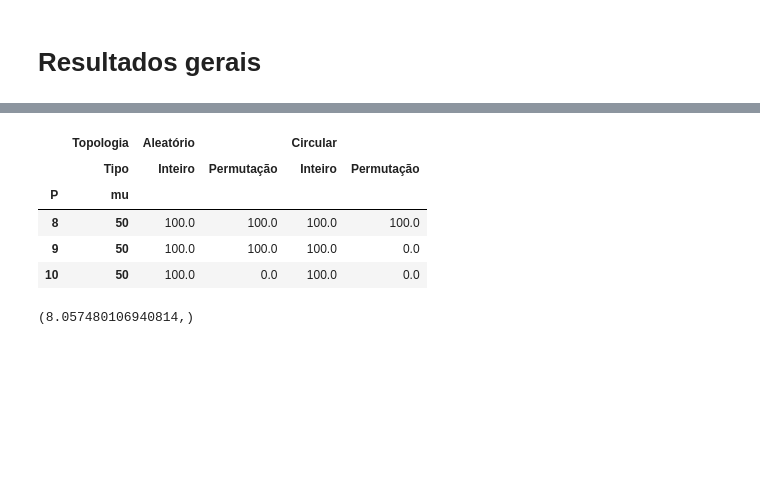
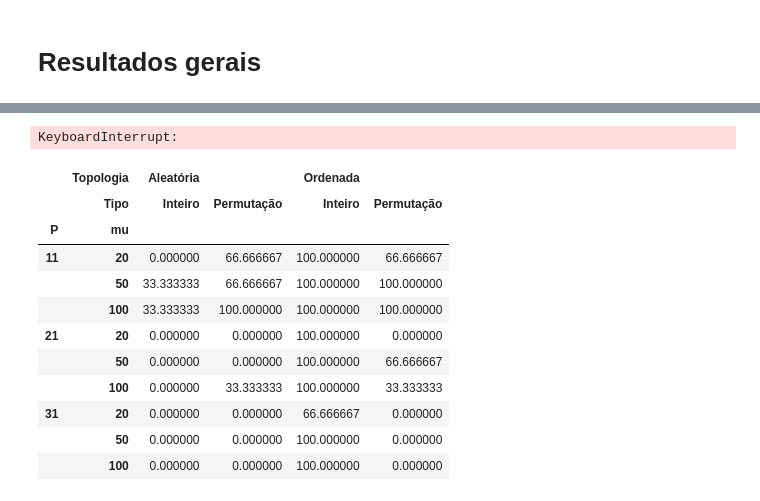
Before and after one commit to Fdms-3741/TrabalhoGAOtimizacaoNatural, a Jupyter notebook: Teste do SGA.ipynb, the cells around one changed output, grey strips where cells are left out. Saved outputs shown, nothing was run; the diff lists cells and outputs as text; code cells hidden in the pictures; blank space fills up the shorter version.

```diff
--- a/Teste do SGA.ipynb
+++ b/Teste do SGA.ipynb
@@ -34,3 +35,6 @@ def CalcularSR(resultados):
     return (100*resultados.groupby(['Topologia','Tipo','P','mu'])['Sucesso'].sum()/resultados.groupby(['Topologia','Tipo','P','mu'])['Sucesso'].count()).unstack(['Topologia',"Tipo"])
 CalcularMBF = lambda resultados: resultados.groupby(['Topologia','Tipo','P','mu'])['MBF'].describe().reset_index().set_index(['Topologia','Tipo','P','mu']).unstack(['Topologia','Tipo'])
 CalcularAES = lambda resultados: resultados[resultados['Sucesso'] == True].groupby(['Topologia','Tipo','P','mu'])['Geração final'].describe().unstack(['Topologia','Tipo'])
+def CalcularSRFraco(resultados):
+    return (100*resultados.groupby(['Topologia','Tipo','P','mu'])['Sucesso fraco'].sum()/resultados.groupby(['Topologia','Tipo','P','mu'])['Sucesso fraco'].count()).unstack(['Topologia',"Tipo"])
+CalcularAES = lambda resultados: resultados[resultados['Sucesso fraco'] == True].groupby(['Topologia','Tipo','P','mu'])['Geração final fraco'].describe().unstack(['Topologia','Tipo'])
@@ -69,9 +43,56 @@ for cidades, individuos in product(cidadesLista,individuosLista):
+# %%
+from itertools import product
+from tqdm.notebook import trange, tqdm
+
+dbconn = sqlite3.connect("Resultados-finais.sqlite")
+
+cidadesLista = [10,20,30]
+individuosLista = [20,50,100]
+repeticoes = 100
+geracoes = 1000
+
+listaExecucoes = list(product(list(range(repeticoes)),cidadesLista,individuosLista))
+np.random.shuffle(listaExecucoes)
+
+for repeticoes, cidades, individuos in tqdm(listaExecucoes):
+    resultados = pd.DataFrame()
+    posicoesNormal = GerarProblemaRadialTSP(cidades)
+    posicoesAleatorio = posicoesNormal.copy()
+
+    resultadoOtimo = np.arange(posicoesNormal.shape[1])
+    embaralhamento = resultadoOtimo.copy()
+
+    np.random.shuffle(embaralhamento)
+    posicoesAleatorio = posicoesNormal[:,embaralhamento].copy()
+    resultadoOtimoAleatorio = np.zeros(posicoesAleatorio.shape[1], dtype=int)
+    for i, val in enumerate(embaralhamento):
+        resultadoOtimoAleatorio[val] = i
+
+    params = {
+        "N":geracoes,
+        "P":posicoesNormal.shape[1],
+        "mu":individuos,
+        "cxpb": 0.7,
+        "mupb":0.2,
+        "muidxpb":0.05
+    }
+    resultados = pd.concat([resultados,Experimento(posicoesNormal,params,'Ordenada',vetorOtimo=resultadoOtimo)],ignore_index=True)
+    resultados = pd.concat([resultados,Experimento(posicoesAleatorio,params,'Aleatória',vetorOtimo=resultadoOtimoAleatorio)],ignore_index=True)
+    resultados.to_sql("resultados",dbconn,if_exists='append')
+# %% [output]
+KeyboardInterrupt:
 # %%
-CalcularSR(resultados)
+CalcularSRFraco(resultados)
 # %% [output]
-|  | Topologia | Aleatório |  | Circular |  |
+|  | Topologia | Aleatória |  | Ordenada |  |
 |  | Tipo | Inteiro | Permutação | Inteiro | Permutação |
 | P | mu |  |  |  |  |
-| 8 | 50 | 100.0 | 100.0 | 100.0 | 100.0 |
-| 9 | 50 | 100.0 | 100.0 | 100.0 | 0.0 |
-| 10 | 50 | 100.0 | 0.0 | 100.0 | 0.0 |
+| 11 | 20 | 0.000000 | 66.666667 | 100.000000 | 66.666667 |
+|  | 50 | 33.333333 | 66.666667 | 100.000000 | 100.000000 |
+|  | 100 | 33.333333 | 100.000000 | 100.000000 | 100.000000 |
+| 21 | 20 | 0.000000 | 0.000000 | 100.000000 | 0.000000 |
+|  | 50 | 0.000000 | 0.000000 | 100.000000 | 66.666667 |
+|  | 100 | 0.000000 | 33.333333 | 100.000000 | 33.333333 |
+| 31 | 20 | 0.000000 | 0.000000 | 66.666667 | 0.000000 |
+|  | 50 | 0.000000 | 0.000000 | 100.000000 | 0.000000 |
+|  | 100 | 0.000000 | 0.000000 | 100.000000 | 0.000000 |
@@ -84,4 +98,0 @@ pop = toolbox.population(5)
-# %%
-toolbox.evaluate(pop[2])
-# %% [output]
-(8.057480106940814,)
```
Also changed, not shown: parts of 16 cells of this notebook, 7 other files.
